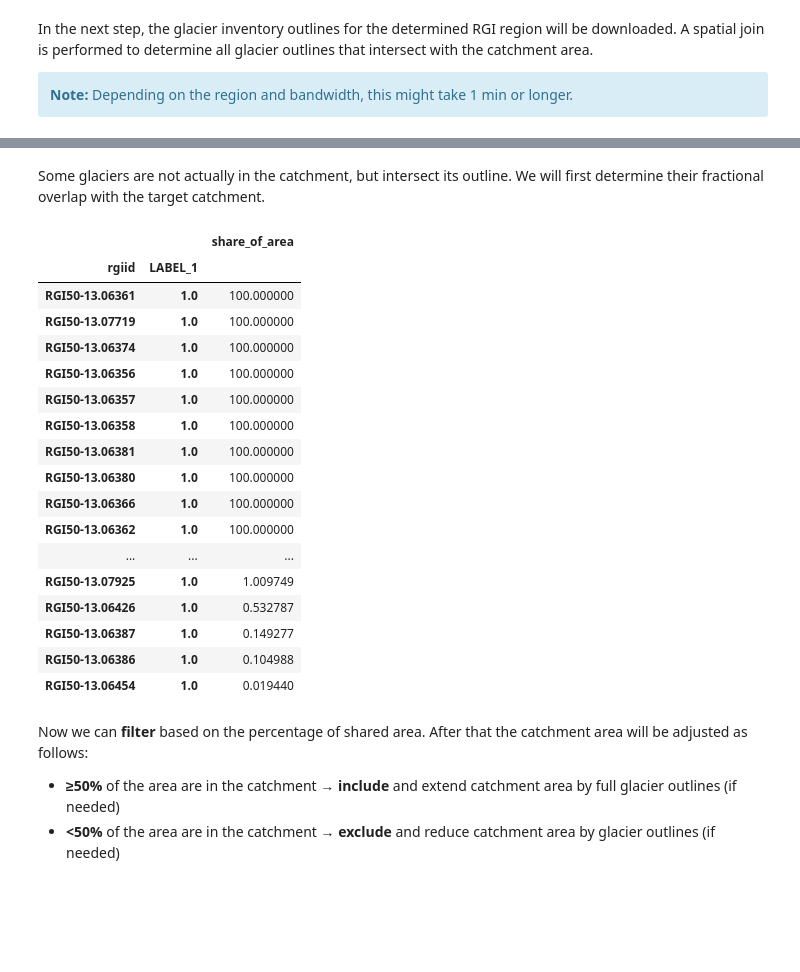
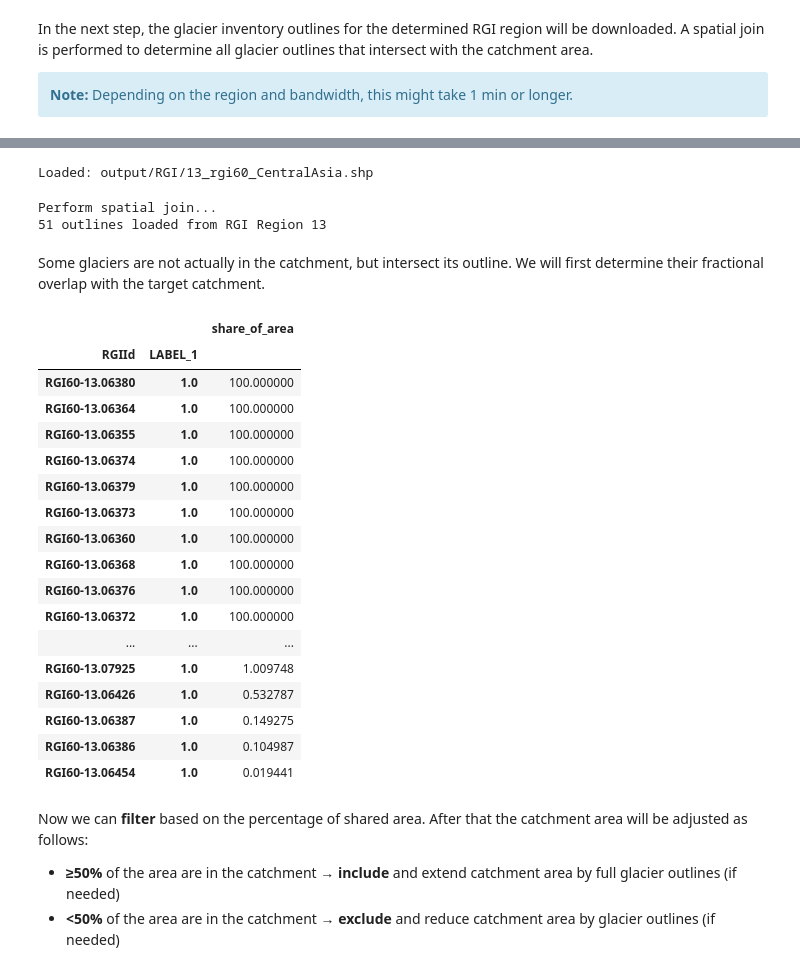
Before and after one commit to phiscu/matilda_edu, a Jupyter notebook: Notebook1_Catchment_delineation.ipynb, the cells around one changed output, grey strips where cells are left out. Cells and saved outputs as stored; diff of their text form; code cells hidden in the pictures; blank space fills up the shorter version.

```diff
--- a/Notebook1_Catchment_delineation.ipynb
+++ b/Notebook1_Catchment_delineation.ipynb
@@ -493,37 +491,67 @@ Loading shapefiles...
+# %%
+import glob
+import os
+
+region_str = f"{rgi_code}_rgi60_*.shp"
+search_pattern = os.path.join(output_folder, 'RGI', region_str)
+
+matching_files = glob.glob(search_pattern)
+
+if matching_files:
+    rgi_path = matching_files[0]
+    rgi = gpd.read_file(rgi_path)
+    print(f"Loaded: {rgi_path}")
+else:
+    print(f"Keine passende Shapefile gefunden für Region {rgi_code}")
+# %% [output]
+Loaded: output/RGI/13_rgi60_CentralAsia.shp
+# %%
+if rgi.crs != catchment.crs:
+    print("CRS adjusted")
+    catchment = catchment.to_crs(rgi.crs)
+
+# check whether catchment intersects with glaciers of region
+print('Perform spatial join...')
+rgi_catchment = gpd.sjoin(rgi, catchment, how='inner', predicate='intersects')
+if len(rgi_catchment.index) > 0:
+    print(f'{len(rgi_catchment.index)} outlines loaded from RGI Region {rgi_code}\n')
+# %% [output]
+Perform spatial join...
+51 outlines loaded from RGI Region 13
 # %% [markdown]
 Some glaciers are not actually in the catchment, but intersect its outline. We will first determine their fractional overlap with the target catchment.
 # %%
 # intersects selects too many. calculate percentage of glacier area that is within catchment
 rgi_catchment['rgi_area'] = rgi_catchment.to_crs(crs).area
 
 gdf_joined = gpd.overlay(catchment, rgi_catchment, how='union')
 gdf_joined['area_joined'] = gdf_joined.to_crs(crs).area
 gdf_joined['share_of_area'] = (gdf_joined['area_joined'] / gdf_joined['rgi_area'] * 100)
 
 results = (gdf_joined
-           .groupby(['rgiid', 'LABEL_1'])
+           .groupby(['RGIId', 'LABEL_1'])
            .agg({'share_of_area': 'sum'}))
 
 display(results.sort_values(['share_of_area'], ascending=False))
 # %% [output]
 |  |  | share_of_area |
-| rgiid | LABEL_1 |  |
-| RGI50-13.06361 | 1.0 | 100.000000 |
-| RGI50-13.07719 | 1.0 | 100.000000 |
-| RGI50-13.06374 | 1.0 | 100.000000 |
-| RGI50-13.06356 | 1.0 | 100.000000 |
-| RGI50-13.06357 | 1.0 | 100.000000 |
-| RGI50-13.06358 | 1.0 | 100.000000 |
-| RGI50-13.06381 | 1.0 | 100.000000 |
-| RGI50-13.06380 | 1.0 | 100.000000 |
-| RGI50-13.06366 | 1.0 | 100.000000 |
-| RGI50-13.06362 | 1.0 | 100.000000 |
+| RGIId | LABEL_1 |  |
+| RGI60-13.06380 | 1.0 | 100.000000 |
+| RGI60-13.06364 | 1.0 | 100.000000 |
+| RGI60-13.06355 | 1.0 | 100.000000 |
+| RGI60-13.06374 | 1.0 | 100.000000 |
+| RGI60-13.06379 | 1.0 | 100.000000 |
+| RGI60-13.06373 | 1.0 | 100.000000 |
+| RGI60-13.06360 | 1.0 | 100.000000 |
+| RGI60-13.06368 | 1.0 | 100.000000 |
+| RGI60-13.06376 | 1.0 | 100.000000 |
+| RGI60-13.06372 | 1.0 | 100.000000 |
 | ... | ... | ... |
-| RGI50-13.07925 | 1.0 | 1.009749 |
-| RGI50-13.06426 | 1.0 | 0.532787 |
-| RGI50-13.06387 | 1.0 | 0.149277 |
-| RGI50-13.06386 | 1.0 | 0.104988 |
-| RGI50-13.06454 | 1.0 | 0.019440 |
+| RGI60-13.07925 | 1.0 | 1.009748 |
+| RGI60-13.06426 | 1.0 | 0.532787 |
+| RGI60-13.06387 | 1.0 | 0.149275 |
+| RGI60-13.06386 | 1.0 | 0.104987 |
+| RGI60-13.06454 | 1.0 | 0.019441 |
 # %% [markdown]
 Now we can **filter** based on the percentage of shared area. After that the catchment area will be adjusted as follows:
 
```
Also changed, not shown: parts of 20 cells of this notebook.
